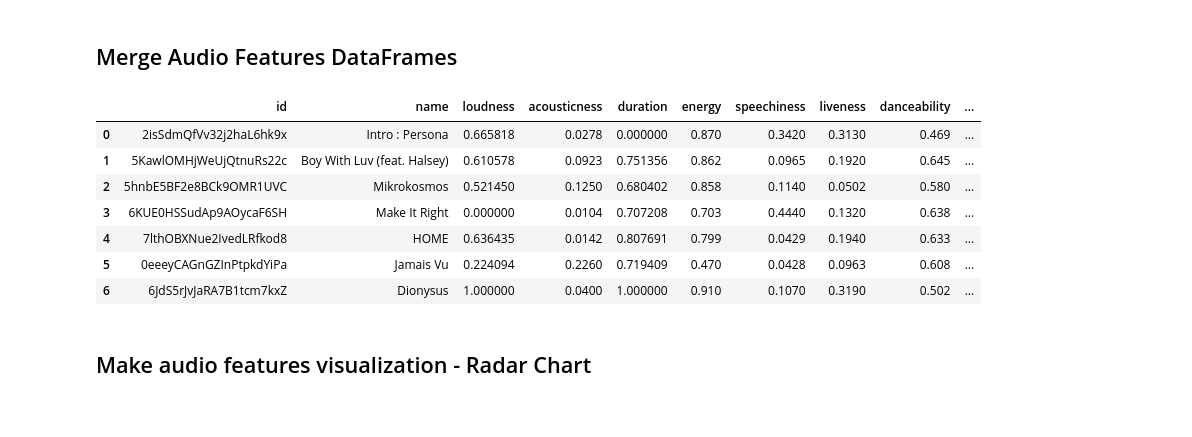
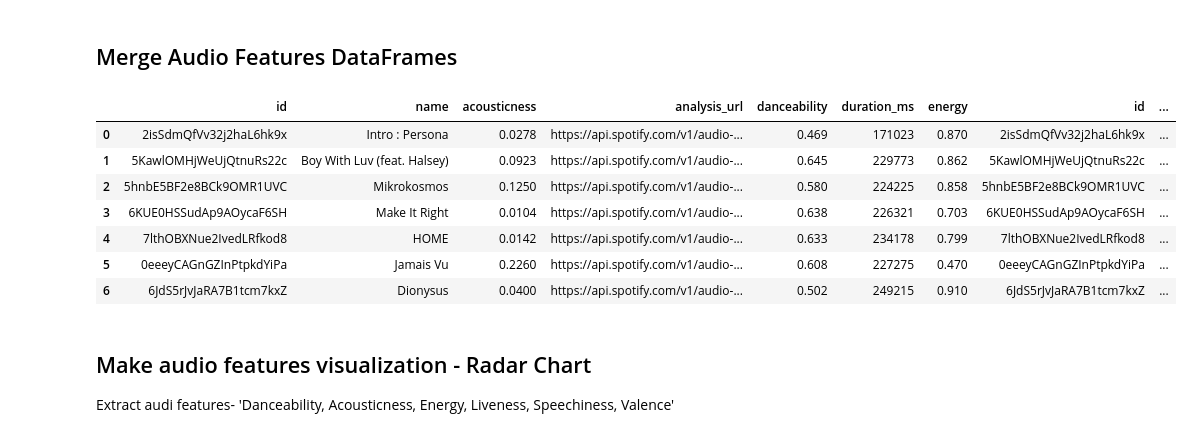
Before and after one commit to sujinleeme/BTS-music-analysis, a Jupyter notebook: bts-spotify.ipynb, the cells around one changed output. Drawn from its saved outputs; the diff is of its cells as text; code cells hidden in the pictures.

```diff
--- a/bts-spotify.ipynb
+++ b/bts-spotify.ipynb
@@ -99,7 +99,8 @@ for song_id in tracks_df['id']:
     result = spotify.audio_features([song_id])[0]
     all_audio_features.append(result)
 # %%
-pd.DataFrame(all_audio_features)
+all_audio_features_df = pd.DataFrame(all_audio_features)
+all_audio_features_df
 # %% [output]
 |  | acousticness | analysis_url | danceability | duration_ms | energy | id | instrumentalness | key | ... |
 | 0 | 0.0278 | https://api.spotify.com/v1/audio-... | 0.469 | 171023 | 0.870 | 2isSdmQfVv32j2haL6hk9x | 0 | 9 | ... |
@@ -176,16 +178,17 @@ pd.concat([tracks_df, popularity_df], axis=1, sort=False)
 ## Merge Audio Features DataFrames
 # %%
 # merge all DataFrame objects
-concat_df = pd.concat([tracks_df, audio_features_df], axis=1, sort=False)
+concat_df = pd.concat([tracks_df, all_audio_features_df], axis=1, sort=False)
 concat_df
 # %% [output]
-|  | id | name | loudness | acousticness | duration | energy | speechiness | liveness | danceability | ... |
-| 0 | 2isSdmQfVv32j2haL6hk9x | Intro : Persona | 0.665818 | 0.0278 | 0.000000 | 0.870 | 0.3420 | 0.3130 | 0.469 | ... |
-| 1 | 5KawlOMHjWeUjQtnuRs22c | Boy With Luv (feat. Halsey) | 0.610578 | 0.0923 | 0.751356 | 0.862 | 0.0965 | 0.1920 | 0.645 | ... |
-| 2 | 5hnbE5BF2e8BCk9OMR1UVC | Mikrokosmos | 0.521450 | 0.1250 | 0.680402 | 0.858 | 0.1140 | 0.0502 | 0.580 | ... |
-| 3 | 6KUE0HSSudAp9AOycaF6SH | Make It Right | 0.000000 | 0.0104 | 0.707208 | 0.703 | 0.4440 | 0.1320 | 0.638 | ... |
-| 4 | 7lthOBXNue2IvedLRfkod8 | HOME | 0.636435 | 0.0142 | 0.807691 | 0.799 | 0.0429 | 0.1940 | 0.633 | ... |
-| 5 | 0eeeyCAGnGZInPtpkdYiPa | Jamais Vu | 0.224094 | 0.2260 | 0.719409 | 0.470 | 0.0428 | 0.0963 | 0.608 | ... |
-| 6 | 6JdS5rJvJaRA7B1tcm7kxZ | Dionysus | 1.000000 | 0.0400 | 1.000000 | 0.910 | 0.1070 | 0.3190 | 0.502 | ... |
+|  | id | name | acousticness | analysis_url | danceability | duration_ms | energy | id | ... |
+| 0 | 2isSdmQfVv32j2haL6hk9x | Intro : Persona | 0.0278 | https://api.spotify.com/v1/audio-... | 0.469 | 171023 | 0.870 | 2isSdmQfVv32j2haL6hk9x | ... |
+| 1 | 5KawlOMHjWeUjQtnuRs22c | Boy With Luv (feat. Halsey) | 0.0923 | https://api.spotify.com/v1/audio-... | 0.645 | 229773 | 0.862 | 5KawlOMHjWeUjQtnuRs22c | ... |
+| 2 | 5hnbE5BF2e8BCk9OMR1UVC | Mikrokosmos | 0.1250 | https://api.spotify.com/v1/audio-... | 0.580 | 224225 | 0.858 | 5hnbE5BF2e8BCk9OMR1UVC | ... |
+| 3 | 6KUE0HSSudAp9AOycaF6SH | Make It Right | 0.0104 | https://api.spotify.com/v1/audio-... | 0.638 | 226321 | 0.703 | 6KUE0HSSudAp9AOycaF6SH | ... |
+| 4 | 7lthOBXNue2IvedLRfkod8 | HOME | 0.0142 | https://api.spotify.com/v1/audio-... | 0.633 | 234178 | 0.799 | 7lthOBXNue2IvedLRfkod8 | ... |
+| 5 | 0eeeyCAGnGZInPtpkdYiPa | Jamais Vu | 0.2260 | https://api.spotify.com/v1/audio-... | 0.608 | 227275 | 0.470 | 0eeeyCAGnGZInPtpkdYiPa | ... |
+| 6 | 6JdS5rJvJaRA7B1tcm7kxZ | Dionysus | 0.0400 | https://api.spotify.com/v1/audio-... | 0.502 | 249215 | 0.910 | 6JdS5rJvJaRA7B1tcm7kxZ | ... |
 # %% [markdown]
 ## Make audio features visualization - Radar Chart
+Extract audi features- 'Danceability, Acousticness, Energy, Liveness, Speechiness, Valence'
```
Also changed, not shown: parts of 6 cells of this notebook, 1 other file.
